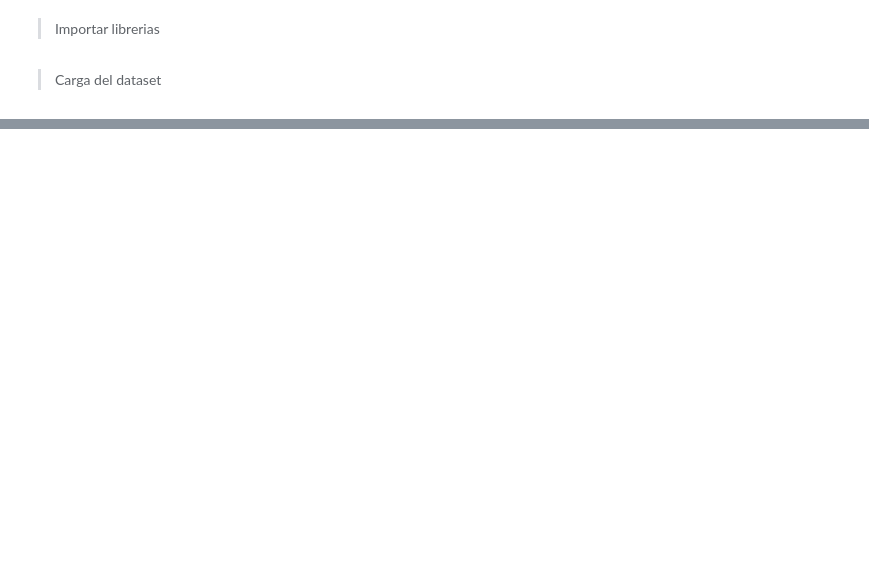
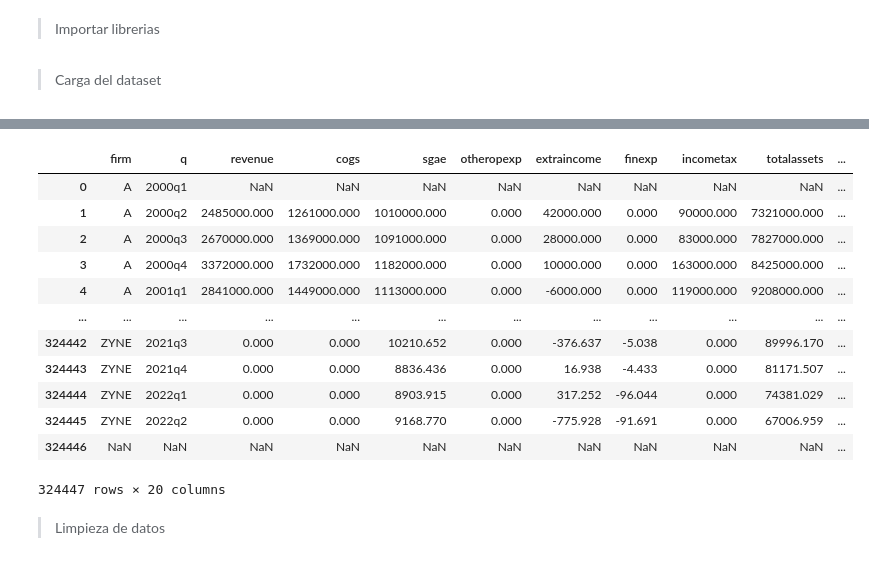
Before and after one commit to AnHrt/StatisticsII, a Jupyter notebook: Evidence1/A01369984_Entregable1.ipynb, the cells around one changed output, grey strips where cells are left out. Saved outputs shown, nothing was run; the diff lists cells and outputs as text; code cells hidden in the pictures; blank space fills up the shorter version.

```diff
--- a/Evidence1/A01369984_Entregable1.ipynb
+++ b/Evidence1/A01369984_Entregable1.ipynb
@@ -26,0 +39,17 @@ from statsmodels.tsa.stattools import adfuller
+# %%
+us = pd.read_csv("/content/us2022q2a.csv")
+us
+# %% [output]
+|  | firm | q | revenue | cogs | sgae | otheropexp | extraincome | finexp | incometax | totalassets | ... |
+| 0 | A | 2000q1 | NaN | NaN | NaN | NaN | NaN | NaN | NaN | NaN | ... |
+| 1 | A | 2000q2 | 2485000.000 | 1261000.000 | 1010000.000 | 0.000 | 42000.000 | 0.000 | 90000.000 | 7321000.000 | ... |
+| 2 | A | 2000q3 | 2670000.000 | 1369000.000 | 1091000.000 | 0.000 | 28000.000 | 0.000 | 83000.000 | 7827000.000 | ... |
+| 3 | A | 2000q4 | 3372000.000 | 1732000.000 | 1182000.000 | 0.000 | 10000.000 | 0.000 | 163000.000 | 8425000.000 | ... |
+| 4 | A | 2001q1 | 2841000.000 | 1449000.000 | 1113000.000 | 0.000 | -6000.000 | 0.000 | 119000.000 | 9208000.000 | ... |
+| ... | ... | ... | ... | ... | ... | ... | ... | ... | ... | ... | ... |
+| 324442 | ZYNE | 2021q3 | 0.000 | 0.000 | 10210.652 | 0.000 | -376.637 | -5.038 | 0.000 | 89996.170 | ... |
+| 324443 | ZYNE | 2021q4 | 0.000 | 0.000 | 8836.436 | 0.000 | 16.938 | -4.433 | 0.000 | 81171.507 | ... |
+| 324444 | ZYNE | 2022q1 | 0.000 | 0.000 | 8903.915 | 0.000 | 317.252 | -96.044 | 0.000 | 74381.029 | ... |
+| 324445 | ZYNE | 2022q2 | 0.000 | 0.000 | 9168.770 | 0.000 | -775.928 | -91.691 | 0.000 | 67006.959 | ... |
+| 324446 | NaN | NaN | NaN | NaN | NaN | NaN | NaN | NaN | NaN | NaN | ... |
+324447 rows × 20 columns
@@ -26,0 +60,2 @@ from statsmodels.tsa.stattools import adfuller
+# %% [markdown]
+> Limpieza de datos
```
Also changed, not shown: parts of 7 cells of this notebook.
